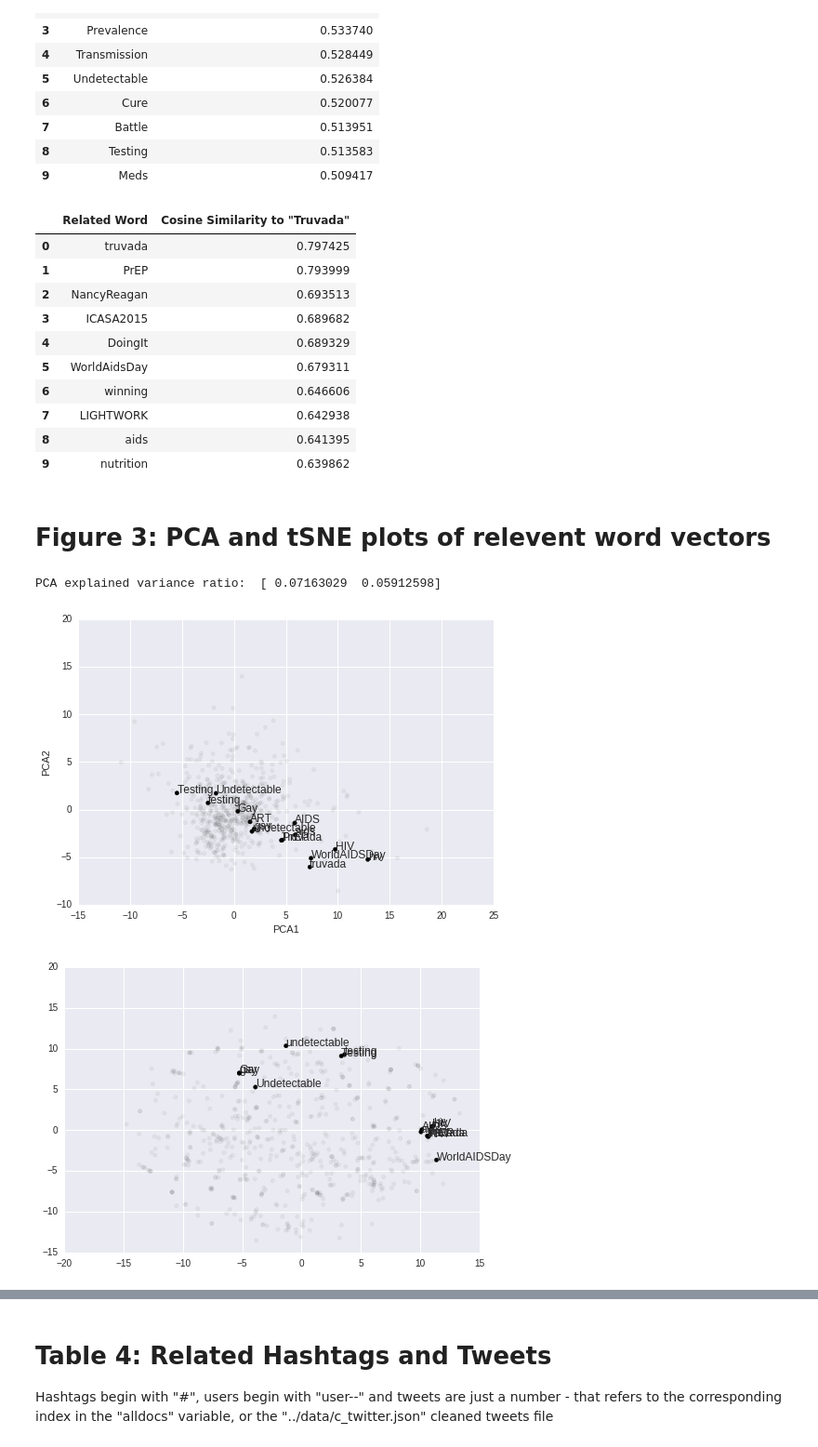
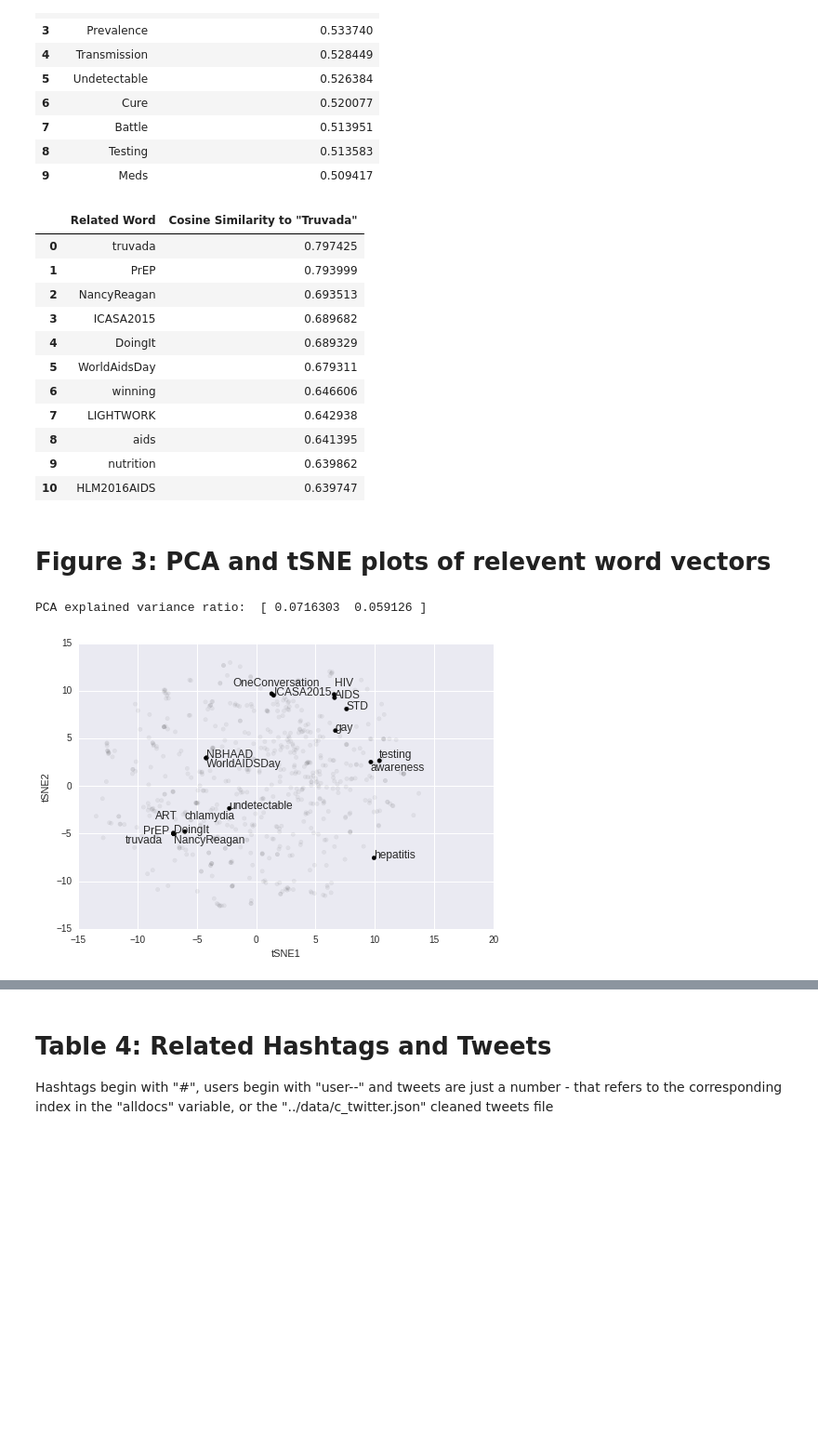
Before and after one commit to quinngroup/sm_w2v, a Jupyter notebook: notebooks/doc2vec.ipynb, the cells around one changed output, grey strips where cells are left out. Shown at 93% size. Saved outputs shown, nothing was run; the diff lists cells and outputs as text; code cells hidden in the pictures; blank space fills up the shorter version.

```diff
--- a/notebooks/doc2vec.ipynb
+++ b/notebooks/doc2vec.ipynb
@@ -181,7 +184,7 @@ df_prophylaxis
 | 8 | Testing | 0.513583 |
 | 9 | Meds | 0.509417 |
 # %%
-new_vecs = model.most_similar(['Truvada'], topn=10)
+new_vecs = model.most_similar(['Truvada'], topn=11)
 df_truvada = pd.DataFrame(data=new_vecs, columns=['Related Word', 'Cosine Similarity to \"Truvada\"'])
 df_truvada
 # %% [output]
@@ -196,6 +199,7 @@ df_truvada
 | 7 | LIGHTWORK | 0.642938 |
 | 8 | aids | 0.641395 |
 | 9 | nutrition | 0.639862 |
+| 10 | HLM2016AIDS | 0.639747 |
 # %% [markdown]
 # Figure 3: PCA and tSNE plots of relevent word vectors
 # %%
@@ -211,10 +215,11 @@ if '/high_spd_work/sm_w2v' not in sys.path:
 from sm_w2v.plot_utils import scatter_plot
 
 # come up with words that are relevent, but not too similar
-related_words = ["PrEP", "AIDS", "aids", "HIV", "hiv", "gay", "Gay",
-                 "Undetectable", "undetectable", "Testing", "testing",
-                 "WorldAIDSDay", "WorldaidsDay", "ART", "genvoya",
-                 "Genvoya", "truvada", "Truvada"]
+related_words = ["PrEP", "AIDS", "HIV", "gay",
+                "undetectable", "testing", "awareness",
+                 "WorldAIDSDay", "ART", "genvoya", "truvada", "genvoya",
+                "OneConversation", "ICASA2015", "NancyReagan", "NBHAAD", "DoingIt",
+                "hepatitis", "hep", "chlamydia", "STD", "std"]
 
 # Prepare data matrix
 X = []
@@ -249,10 +254,10 @@ down_samp_rate = 0.1
 
 # save PCA plot in 'notebooks' directory
 ##### doing manual plotting, lots of verbosity ##############
-x=pca_comps[:,0]
-y=pca_comps[:,1]
+x= tsne_comps[:,0]
+y= tsne_comps[:,1]
 clust_labels=kmeans_labels
-title='pca_words_prep'
+title='tSNE_word'
 plot_lims=None
 
 # set up the high alpha labeled plot
@@ -268,39 +273,53 @@ for i in range(len(x)):
         labels_high_alpha.append(clust_labels[i])
         text_high_alpha.append(text_annotations[i])
 
 # do down sample
 if(rand_seed):
     np.random.seed(rand_seed)
 take = np.random.choice(list(range(len(x))), int(len(x)*down_samp_rate), replace=False)
 x = np.array(x)[take]
 y = np.array(y)[take]
 clust_labels = np.array(clust_labels)[take]
 
 # Plot all the data with low alpha (in the background)
 fig, ax = plt.subplots()
 ax.scatter(x, y, alpha=alpha_low, c=clust_labels, cmap=plt.get_cmap("nipy_spectral"))
 
 # Plot data with high alpha
 ax.scatter(x_high_alpha, y_high_alpha, c=labels_high_alpha,
         alpha=alpha_high, cmap=plt.get_cmap("nipy_spectral"))
 
+y_high_alpha[10] = 10.5 # OneConversation
+x_high_alpha[10] = -2 # OneConversation
+y_high_alpha[15] = 9.5 # ICASA2015
+y_high_alpha[0] = 2 # WorldAIDSDay
+y_high_alpha[13] = -6 # NancyReagan
+y_high_alpha[4] = 3 # testing
+y_high_alpha[16] = 1.6 # awareness
+y_high_alpha[12] = -3.5 # chlamydia
+y_high_alpha[3] = 10.5 # HIV
+x_high_alpha[8] = -9.5 # PrEP
+x_high_alpha[5] = -8.5 # ART
+y_high_alpha[5] = -3.5 # ART
+
+x_high_alpha[1] = -11 # truvada
+y_high_alpha[1] = -6 # truvada
 
 for i, txt in enumerate(text_high_alpha):
     ax.annotate(txt, (x_high_alpha[i], y_high_alpha[i]))
 if(plot_lims):
     plt.axis(plot_lims)
-plt.xlabel('PCA1')
-plt.ylabel('PCA2')
+plt.xlabel('tSNE1')
+plt.ylabel('tSNE2')
 plt.savefig(title + ".pdf", format="pdf")
 plt.show()
 
 ######## end manual plotting ##################################
 
-# save tSNE plot in 'notebooks' directory
-scatter_plot(tsne_comps[:,0], tsne_comps[:,1], alpha_high, alpha_low,
-            kmeans_labels, text_annotations,
-            down_samp_rate, "tsne_words_prep", rand_seed, None)
+# # save tSNE plot in 'notebooks' directory
+# scatter_plot(tsne_comps[:,0], tsne_comps[:,1], alpha_high, alpha_low,
+#             kmeans_labels, text_annotations,
+#             down_samp_rate, "tsne_words_prep", rand_seed, None)
 # %% [output]
-PCA explained variance ratio:  [ 0.07163029  0.05912598]
+PCA explained variance ratio:  [ 0.0716303  0.059126 ]
-[figure, old version]
+[figure, new version]
-[figure, removed]
```
Also changed, not shown: parts of 3 cells of this notebook, 3 other files.
